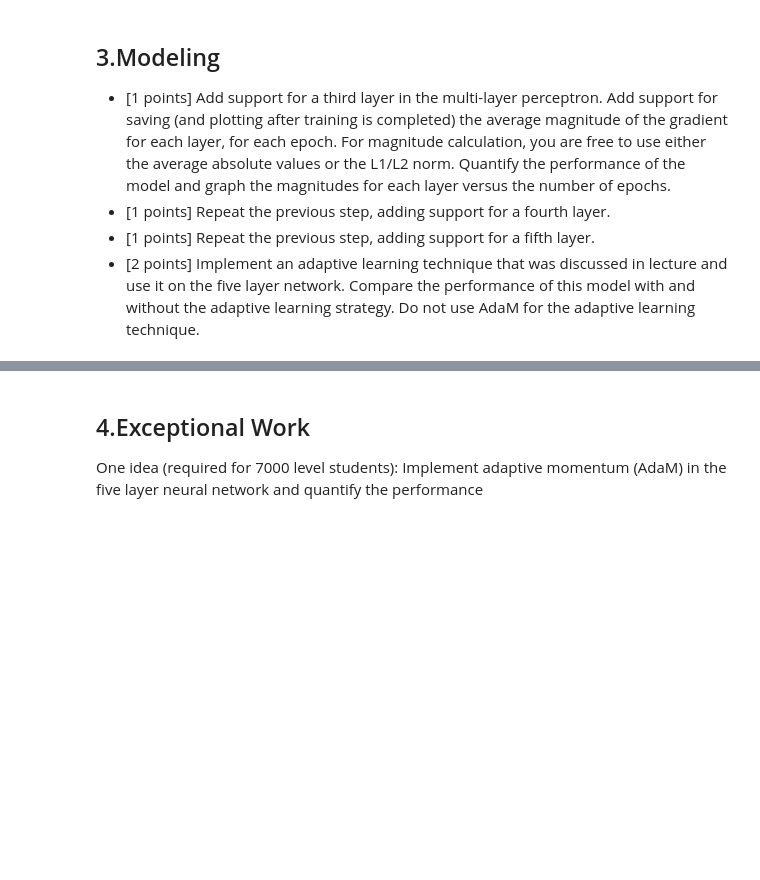
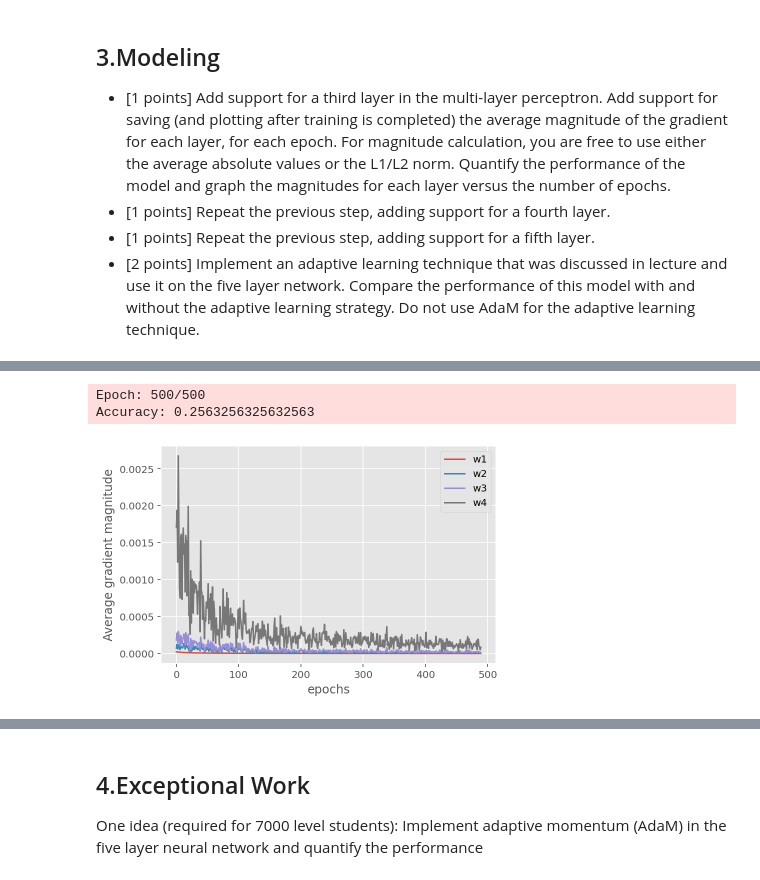
Before and after one commit to amor-tsai/MachineLearningNotebooks, a Jupyter notebook: Lab4.ipynb, the cells around one changed output, grey strips where cells are left out. Cells and saved outputs as stored; diff of their text form; code cells hidden in the pictures; blank space fills up the shorter version.

```diff
--- a/Lab4.ipynb
+++ b/Lab4.ipynb
@@ -519,0 +802,11 @@ class FourLayerPerceptron(TwoLayerPerceptronBase):
+# %%
+%%time
+nn_4l = FourLayerPerceptron(**params)
+nn_4l.fit(X_train, y_train, print_progress=1)
+print()
+print('Accuracy:',accuracy_score(y_test,nn_4l.predict(X_test)))
+nn_4l.graph_gradient()
+# %% [output]
+Epoch: 500/500
+Accuracy: 0.2563256325632563
+[figure, added]
```
Also changed, not shown: parts of 24 cells of this notebook.
